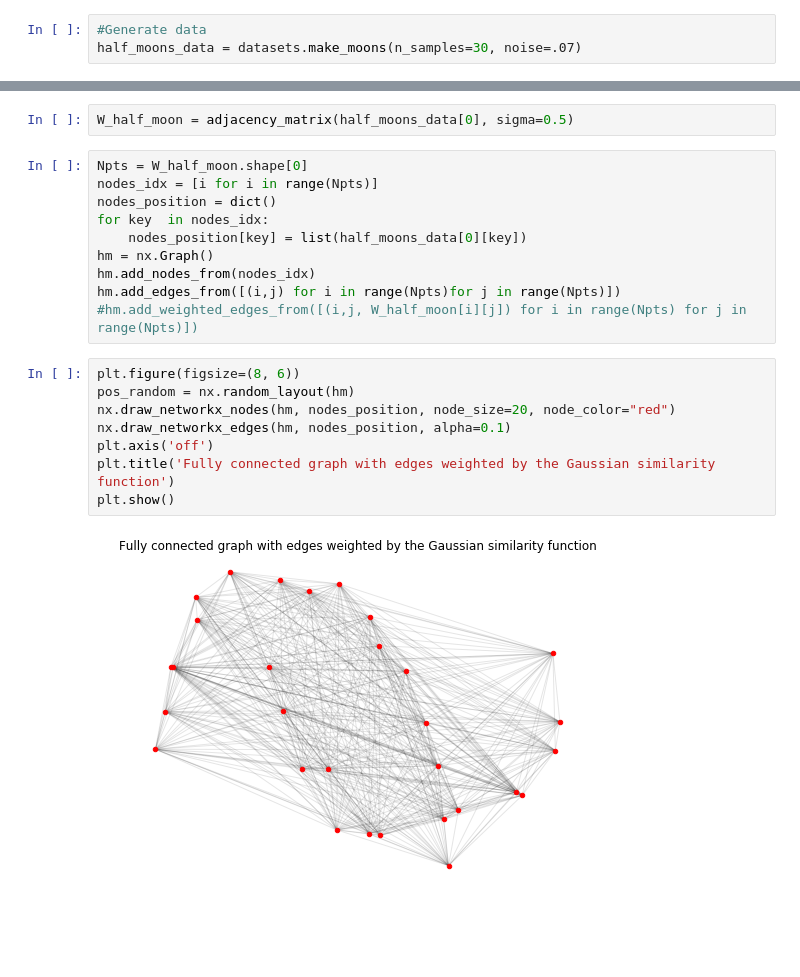
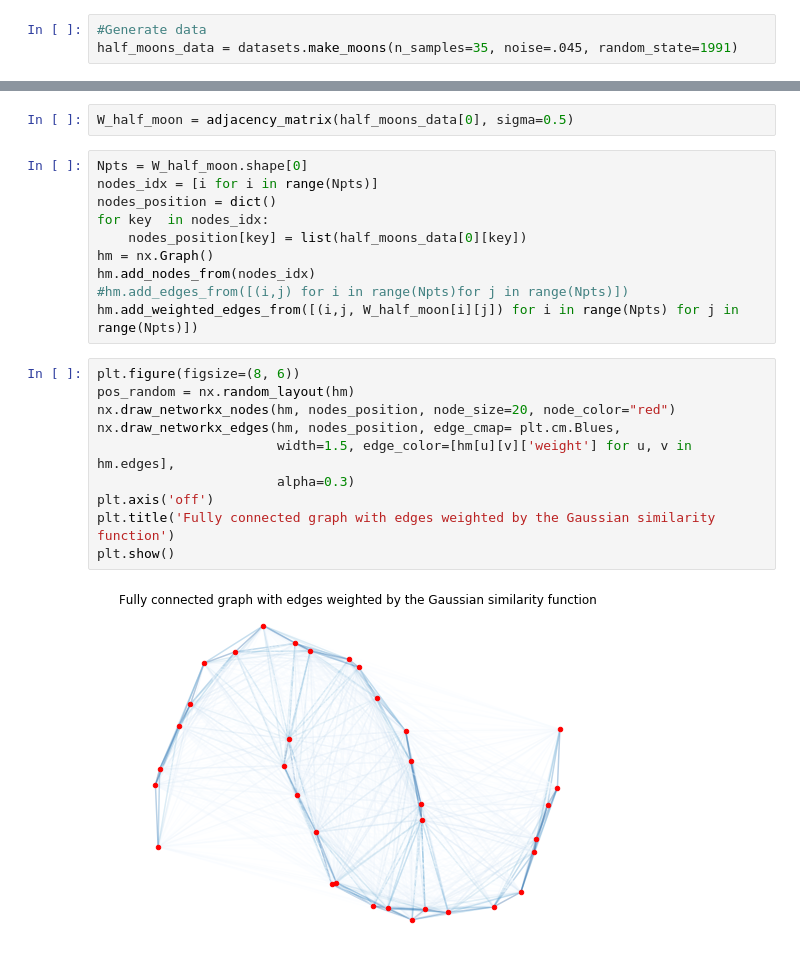
Before and after one commit to msarrias/spectral-clustering, a Jupyter notebook: playground.ipynb, the cells around one changed output, grey strips where cells are left out. Drawn from its saved outputs; the diff is of its cells as text; blank space fills up the shorter version.

```diff
--- a/playground.ipynb
+++ b/playground.ipynb
@@ -188,6 +176,6 @@ plt.scatter([i for i in range(eigenva.shape[0])], eigenva)
 # 2- Half-moon Dataset
 # %%
 #Generate data
-half_moons_data = datasets.make_moons(n_samples=30, noise=.07)
+half_moons_data = datasets.make_moons(n_samples=35, noise=.045, random_state=1991)
 # %%
 #plot data
@@ -204,15 +192,17 @@ for key  in nodes_idx:
     nodes_position[key] = list(half_moons_data[0][key])
 hm = nx.Graph()
 hm.add_nodes_from(nodes_idx)
-hm.add_edges_from([(i,j) for i in range(Npts)for j in range(Npts)])
-#hm.add_weighted_edges_from([(i,j, W_half_moon[i][j]) for i in range(Npts) for j in range(Npts)])
+#hm.add_edges_from([(i,j) for i in range(Npts)for j in range(Npts)])
+hm.add_weighted_edges_from([(i,j, W_half_moon[i][j]) for i in range(Npts) for j in range(Npts)])
 # %%
 plt.figure(figsize=(8, 6))
 pos_random = nx.random_layout(hm)
 nx.draw_networkx_nodes(hm, nodes_position, node_size=20, node_color="red")
-nx.draw_networkx_edges(hm, nodes_position, alpha=0.1)
+nx.draw_networkx_edges(hm, nodes_position, edge_cmap= plt.cm.Blues,
+                       width=1.5, edge_color=[hm[u][v]['weight'] for u, v in hm.edges],
+                       alpha=0.3)
 plt.axis('off')
 plt.title('Fully connected graph with edges weighted by the Gaussian similarity function')
 plt.show()
 # %% [output]
-[figure, old version]
+[figure, new version]
```
Also changed, not shown: parts of 12 cells of this notebook.
